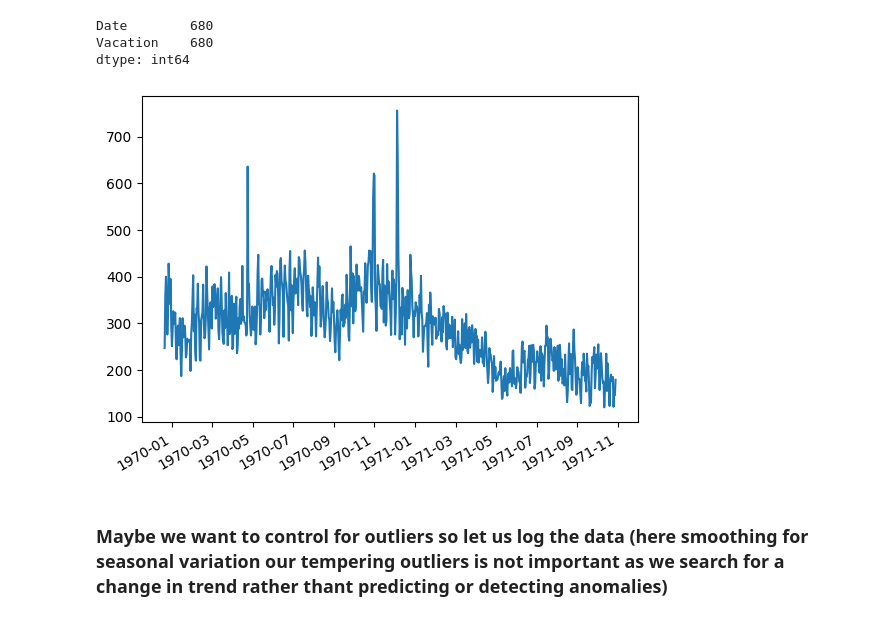
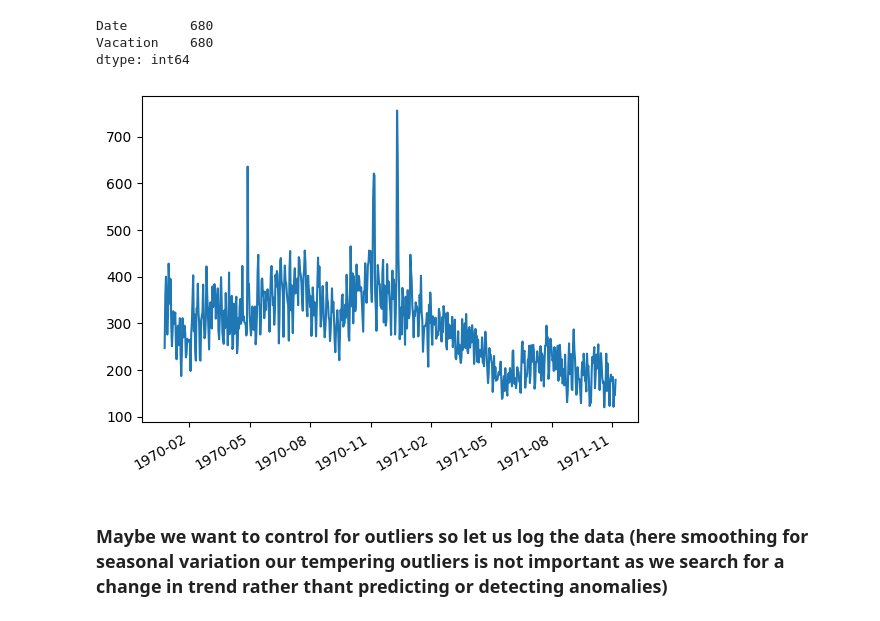
Before and after one commit to Amaury-Barra/Bayesian_TS, a Jupyter notebook: bayesian_switch_point.ipynb, the cells around one changed output. Drawn from its saved outputs; the diff is of its cells as text; code cells hidden in the pictures.

```diff
--- a/bayesian_switch_point.ipynb
+++ b/bayesian_switch_point.ipynb
@@ -59,12 +59,12 @@ Vacation    680
 dtype: int64
 # %%
 plt.gca().xaxis.set_major_formatter(mdates.DateFormatter('%Y-%m'))
-plt.gca().xaxis.set_major_locator(mdates.DayLocator(interval=61))
+plt.gca().xaxis.set_major_locator(mdates.DayLocator(interval=91))
 plt.plot(raw_data.Date, raw_data.Vacation)
 plt.gcf().autofmt_xdate()
 plt.show()
 # %% [output]
-[figure, old version]
+[figure, new version]
 # %% [markdown]
 ### Maybe we want to control for outliers so let us log the data (here smoothing for seasonal variation our tempering outliers is not important as we search for a change in trend rather thant predicting or detecting anomalies)
 # %%
```
Also changed, not shown: parts of 6 cells of this notebook.
